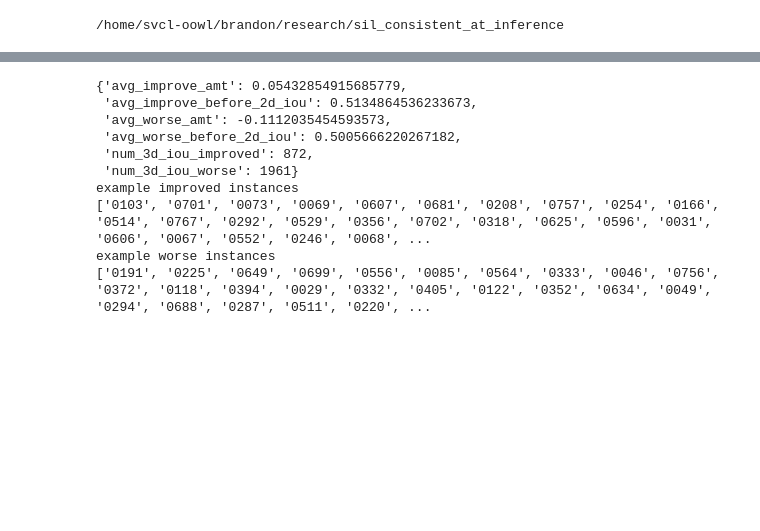
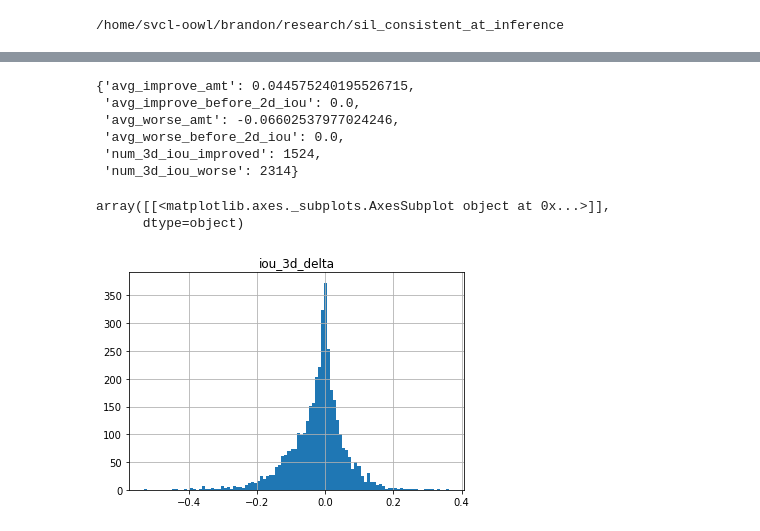
Before and after one commit to b7leung/sil_consistent_at_inference, a Jupyter notebook: notebooks/check evaluations.ipynb, the cells around one changed output, grey strips where cells are left out. Cells and saved outputs as stored; diff of their text form; code cells hidden in the pictures; blank space fills up the shorter version.

```diff
--- a/notebooks/check evaluations.ipynb
+++ b/notebooks/check evaluations.ipynb
@@ -68,32 +113,35 @@ dtype: float64
 # %%
-def compare_before_after_refinement(yaml_path_before, yaml_path_after):
-    results_df_before = pd.read_pickle(yaml_path_before.replace(".yaml","_eval_results.pkl"))
-    results_df_after = pd.read_pickle(yaml_path_after.replace(".yaml","_eval_results.pkl"))
+def compare_before_after_refinement(results_df_before, results_df_after):
 
     statistics = {"num_3d_iou_improved":0, "avg_improve_amt": 0, "avg_improve_before_2d_iou":0, "num_3d_iou_worse":0,  "avg_worse_amt":0, "avg_worse_before_2d_iou":0}
     improved_instances = []
     worse_instances = []
+    comparision_df = pd.DataFrame()
     for instance in list(results_df_after["instance"]):
         before_result = results_df_before[results_df_before["instance"]==instance]
         before_3d_iou = float(before_result["3d_iou"])
-        before_2d_iou = float(before_result["2d_iou"])
+        #before_2d_iou = float(before_result["2d_iou"])
         after_result = results_df_after[results_df_after["instance"]==instance]
         after_3d_iou = float(after_result["3d_iou"])
-        after_2d_iou = float(after_result["2d_iou"])
+        #after_2d_iou = float(after_result["2d_iou"])
 
-        iou_2d_change = after_2d_iou - before_2d_iou
+        #iou_2d_change = after_2d_iou - before_2d_iou
         iou_3d_change = after_3d_iou - before_3d_iou
 
-        if iou_3d_change > 0:
+        if math.isnan(iou_3d_change):
+            statistics["num_3d_iou_worse"] += 1
+            continue
+        elif iou_3d_change > 0:
             statistics["num_3d_iou_improved"] += 1
             statistics["avg_improve_amt"] += iou_3d_change
-            statistics["avg_improve_before_2d_iou"] += before_2d_iou
+            #statistics["avg_improve_before_2d_iou"] += before_2d_iou
             improved_instances.append(instance)
         else:
             statistics["num_3d_iou_worse"] += 1
             statistics["avg_worse_amt"] += iou_3d_change
-            statistics["avg_worse_before_2d_iou"] += before_2d_iou
+            #statistics["avg_worse_before_2d_iou"] += before_2d_iou
             worse_instances.append(instance)
+        comparision_df = comparision_df.append({"instance": instance, "iou_3d_delta": iou_3d_change}, ignore_index=True)
 
     statistics["avg_improve_amt"] /= statistics["num_3d_iou_improved"]
     statistics["avg_improve_before_2d_iou"] /= statistics["num_3d_iou_improved"]
@@ -101,23 +149,8 @@ def compare_before_after_refinement(yaml_path_before, yaml_path_after):
     statistics["avg_worse_before_2d_iou"] /= statistics["num_3d_iou_worse"]
 
     pprint.pprint(statistics)
-    print("example improved instances")
-    print(improved_instances[:100])
-    print("example worse instances")
-    print(worse_instances[:100])
+    #print("example improved instances")
+    #print(improved_instances[:100])
+    #print("example worse instances")
+    #print(worse_instances[:100])
+    return comparision_df
-# %%
-dataset = "pix3d"
-evaluation_yaml_path_before = "data_evaluation/{}_chair/occnet.yaml".format(dataset)
-evaluation_yaml_path_after = "data_evaluation/{}_chair/occnet_refined.yaml".format(dataset)
-compare_before_after_refinement(evaluation_yaml_path_before, evaluation_yaml_path_after)
-# %% [output]
-{'avg_improve_amt': 0.05432854915685779,
- 'avg_improve_before_2d_iou': 0.5134864536233673,
- 'avg_worse_amt': -0.1112035454593573,
- 'avg_worse_before_2d_iou': 0.5005666220267182,
- 'num_3d_iou_improved': 872,
- 'num_3d_iou_worse': 1961}
-example improved instances
-['0103', '0701', '0073', '0069', '0607', '0681', '0208', '0757', '0254', '0166', '0514', '0767', '0292', '0529', '0356', '0702', '0318', '0625', '0596', '0031', '0606', '0067', '0552', '0246', '0068', ...
-example worse instances
-['0191', '0225', '0649', '0699', '0556', '0085', '0564', '0333', '0046', '0756', '0372', '0118', '0394', '0029', '0332', '0405', '0122', '0352', '0634', '0049', '0294', '0688', '0287', '0511', '0220', ...
@@ -126,0 +157,25 @@ example worse instances
+# %%
+dataset = "pix3d"
+evaluation_yaml_path_before = "data_evaluation/{}_chair/occnet.yaml".format(dataset)
+#evaluation_yaml_path_after = "data_evaluation/{}_chair/occnet_refined.yaml".format(dataset)
+evaluation_yaml_path_after = "data_evaluation/{}_chair/occnet_refined_gridsearch2.yaml".format(dataset)
+
+quals = ["good", "medium", "bad"]
+results_df_before = pd.read_pickle(evaluation_yaml_path_before.replace(".yaml","_eval_results.pkl"))
+results_df_before = filter_eval_df_by_quality(results_df_before, pose_annotation_dict, allowed_qualities=quals)
+results_df_after = pd.read_pickle(evaluation_yaml_path_after.replace(".yaml","_eval_results.pkl"))
+results_df_after = filter_eval_df_by_quality(results_df_after, pose_annotation_dict, allowed_qualities=quals)
+comp_df = compare_before_after_refinement(results_df_before, results_df_after)
+# %% [output]
+{'avg_improve_amt': 0.044575240195526715,
+ 'avg_improve_before_2d_iou': 0.0,
+ 'avg_worse_amt': -0.06602537977024246,
+ 'avg_worse_before_2d_iou': 0.0,
+ 'num_3d_iou_improved': 1524,
+ 'num_3d_iou_worse': 2314}
+# %%
+comp_df.hist(column="iou_3d_delta", bins=100)
+# %% [output]
+array([[<matplotlib.axes._subplots.AxesSubplot object at 0x...>]],
+      dtype=object)
+[figure, added]
```
Also changed, not shown: parts of 6 cells of this notebook, 14 other files.
